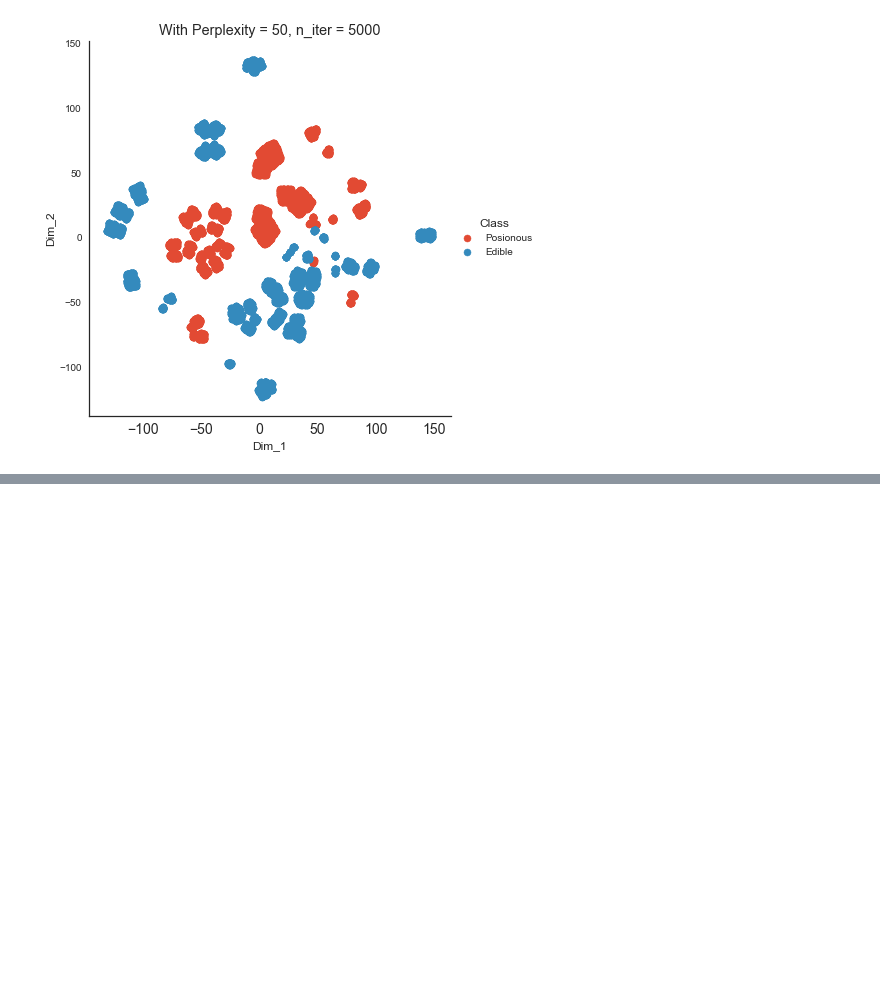
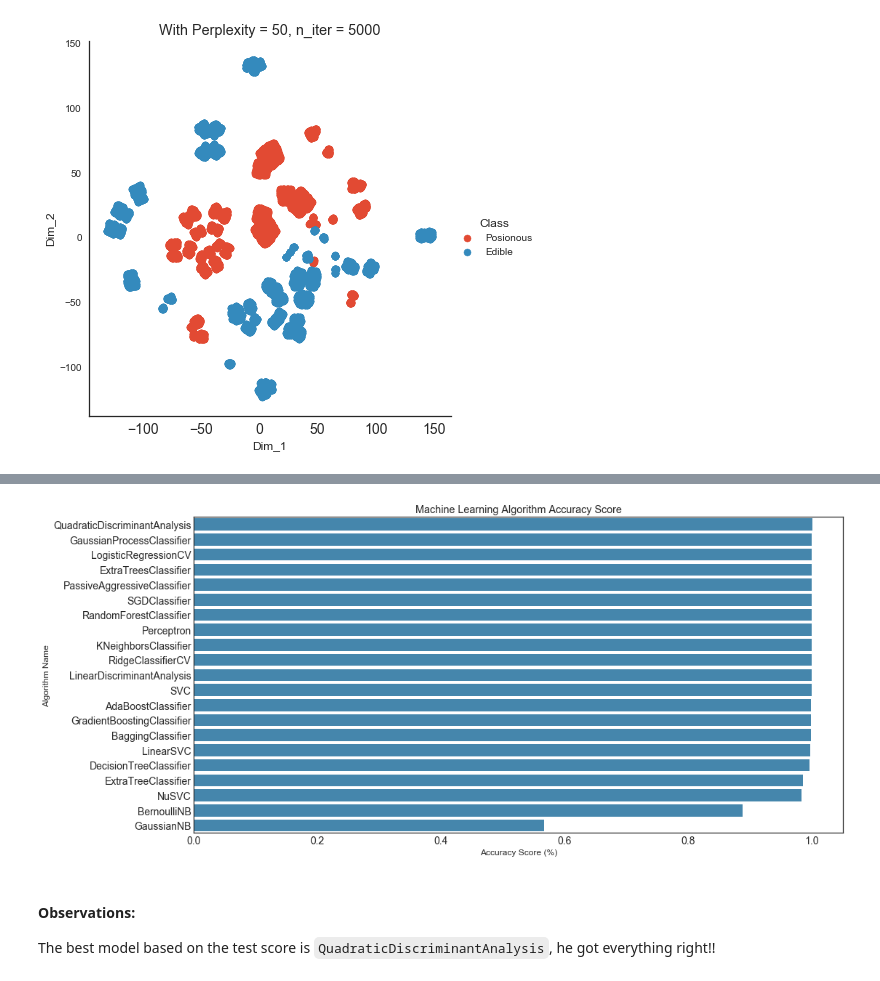
Before and after one commit to MosaabMuhammed/Mushroom-Classification, a Jupyter notebook: Mushroom Classification.ipynb, the cells around one changed output, grey strips where cells are left out. Saved outputs shown, nothing was run; the diff lists cells and outputs as text; code cells hidden in the pictures; blank space fills up the shorter version.

```diff
--- a/Mushroom Classification.ipynb
+++ b/Mushroom Classification.ipynb
@@ -713,0 +743,4 @@ plt.title('With Perplexity = 50, n_iter = 5000');
+# %%
+# First let's label encode the class column
+y = y.map({'Posionous':1, 'Edible':0})
+y.value_counts()
@@ -713,0 +860,13 @@ plt.title('With Perplexity = 50, n_iter = 5000');
+# %%
+plt.figure(figsize=(16, 8))
+base_color = sns.color_palette()[1]
+sns.barplot(x='MLA Test Accuracy Mean', y='MLA Name', data=MLA_compare, color=base_color)
+plt.title('Machine Learning Algorithm Accuracy Score')
+plt.xlabel('Accuracy Score (%)')
+plt.ylabel('Algorithm Name')
+mlt.rc('ytick', labelsize=14)
+# %% [output]
+[figure, added]
+# %% [markdown]
+#### Observations:
+The best model based on the test score is `QuadraticDiscriminantAnalysis`, he got everything right!!
```
Also changed, not shown: parts of 18 cells of this notebook.
